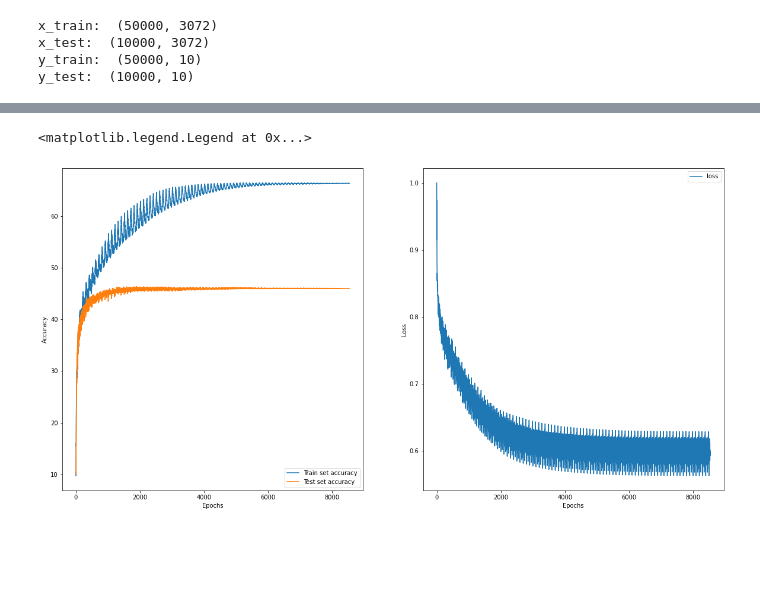
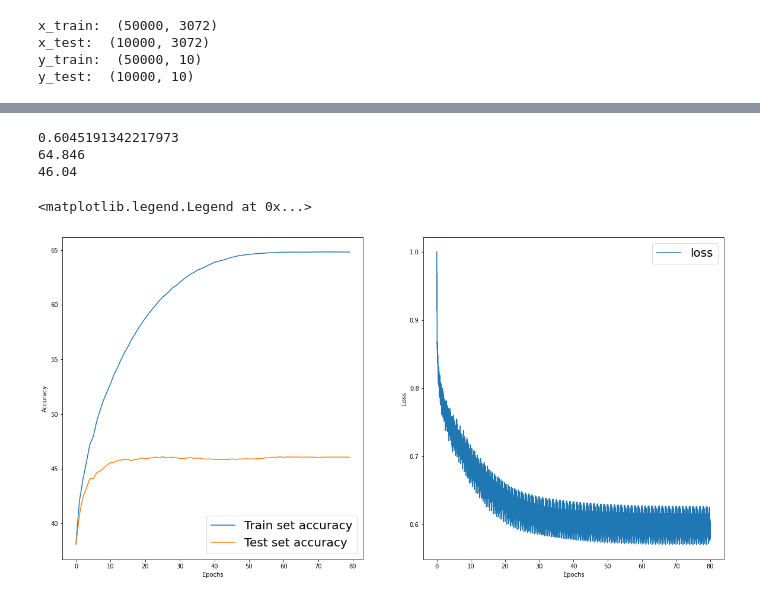
Before and after one commit to Rahal98/Computer-Vision-and-Image-Processing, a Jupyter notebook: part03.ipynb, the cells around one changed output, grey strips where cells are left out. Drawn from its saved outputs; the diff is of its cells as text; code cells hidden in the pictures; blank space fills up the shorter version.

Commit message:
Re-run using new accuracy function and lesser number of epochs

```diff
--- a/part03.ipynb
+++ b/part03.ipynb
@@ -43,15 +43,12 @@ def sigmoid(z):
 # %%
 def calc_accuracy(x,y):
     h = sigmoid( np.matmul(x, w1) + b1 )
-    f = np.matmul(h, w2) + b2
-    pred = np.zeros(f.shape)
-    pred[np.arange(f.shape[0]), np.argmax(f, axis=1)] = 1
-    same = 0
-    m = x_test.shape[0]
-    for i in range(m):
-        if( np.array_equal(pred[i],y[i]) ):
-            same +=1
-    accuracy = 100*same/m
+    y_pred = np.matmul(h, w2) + b2
+    y_pred = np.argmax(y_pred, axis=1)
+    Y = np.argmax(y, axis=1)
+
+    m = Y.size
+    accuracy = np.sum(y_pred==Y)*100/m
     return accuracy
 # %%
 std=1e-5
@@ -64,7 +61,7 @@ print("w1:", w1.shape)
 print("w2:", b1.shape)
 batch_size = 500
 batches = Ntr//batch_size
-iterations = 300
+epochs = 80
 lr = 0.015
 lr_decay= 0.999
 reg = 5e-8
@@ -74,7 +71,7 @@ val_acc_history = []
 seed = 0
 rng = np.random.default_rng(seed=seed)
 
-for t in range(iterations):
+for t in range(epochs):
     for batch_no in range(batches):
         x_batch = x_train[batch_no*batch_size: (batch_no+1)*batch_size,:]
         y_batch = y_train[batch_no*batch_size: (batch_no+1)*batch_size,:]
@@ -91,8 +88,6 @@ for t in range(iterations):
         dy = y_pred - Y
         loss = (1/batch_size)*np.square(dy).sum() + reg*( np.sum(w1**2) + np.sum(w2**2) )
         loss_history.append(loss)
-        #if t%20==0:
-
 
         # Backward pass
         dw2 = (2/batch_size)* np.matmul(h.T, dy) + 2*reg*w2
@@ -109,7 +104,8 @@ for t in range(iterations):
         b2 -= lr*db2
         lr = lr_decay*lr
 
-        train_acc_history.append( calc_accuracy(x_train,y_train) )
-        val_acc_history.append( calc_accuracy(x_test,y_test) )
-        print("t = ",t," ;loss = ",loss_history[-1])
+    train_acc_history.append( calc_accuracy(x_train,y_train) )
+    val_acc_history.append( calc_accuracy(x_test,y_test) )
+
+    print("t = ",t," ;loss = ",loss_history[-1]," ;Train Acc = ",train_acc_history[-1]," ;Test Acc = ",val_acc_history[-1])
 # %% [output]
@@ -134,15 +129,24 @@ KeyboardInterrupt:
+# %%
+print(loss_history[-1])          #Final loss
+print(train_acc_history[-1])     #Final Train Accuracy
+print(val_acc_history[-1])       #Final Test Accuracy
+# %% [output]
+0.6045191342217973
+64.846
+46.04
 # %%
 fig, ax = plt.subplots(1,2, figsize=(20,10))
 ax[0].plot(train_acc_history, label='Train set accuracy')
 ax[0].plot(val_acc_history, label = 'Test set accuracy')
 ax[0].set_xlabel('Epochs')
 ax[0].set_ylabel('Accuracy')
-ax[0].legend(loc='lower right')
+ax[0].legend(loc='lower right',prop={'size': 20})
 
-ax[1].plot(loss_history, label='loss')
+epochs = [i/100 for i in range(len(loss_history))]
+ax[1].plot(epochs, loss_history, label='loss')
 ax[1].set_xlabel('Epochs')
 ax[1].set_ylabel('Loss')
-ax[1].legend(loc='upper right')
+ax[1].legend(loc='upper right',prop={'size': 20})
 # %% [output]
 <matplotlib.legend.Legend at 0x...>
-[figure, old version]
+[figure, new version]
```
Also changed, not shown: parts of 3 cells of this notebook.
